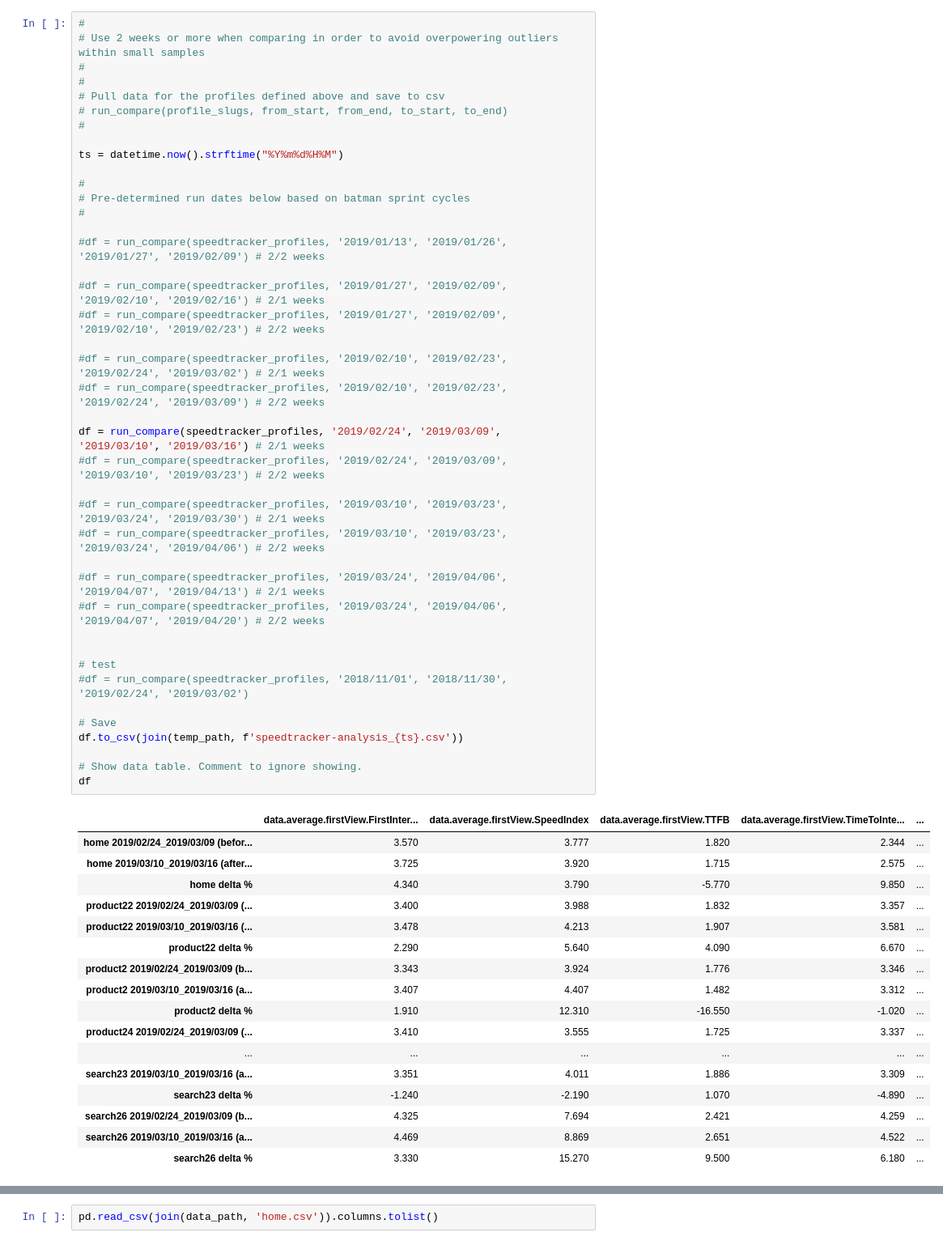
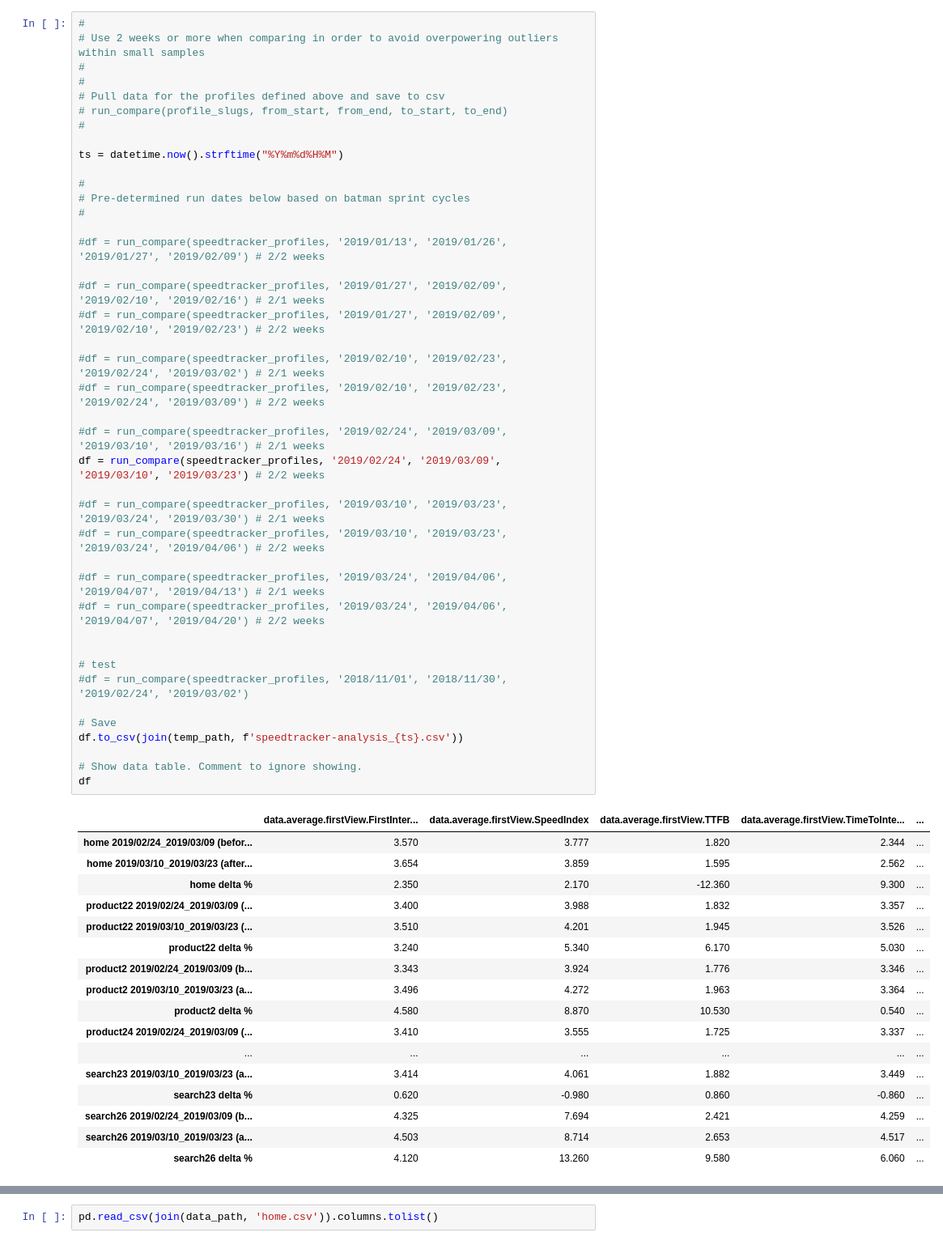
Before and after one commit to andresvidal/speedtracker-jet, a Jupyter notebook: Speedtracker.ipynb, the cells around one changed output, grey strips where cells are left out. Shown at 81% size. Saved outputs shown, nothing was run; the diff lists cells and outputs as text.

```diff
--- a/Speedtracker.ipynb
+++ b/Speedtracker.ipynb
@@ -314,50 +314,50 @@ ts = datetime.now().strftime("%Y%m%d%H%M")
 # Pre-determined run dates below based on batman sprint cycles
 #
 
 #df = run_compare(speedtracker_profiles, '2019/01/13', '2019/01/26', '2019/01/27', '2019/02/09') # 2/2 weeks
 
 #df = run_compare(speedtracker_profiles, '2019/01/27', '2019/02/09', '2019/02/10', '2019/02/16') # 2/1 weeks
 #df = run_compare(speedtracker_profiles, '2019/01/27', '2019/02/09', '2019/02/10', '2019/02/23') # 2/2 weeks
 
 #df = run_compare(speedtracker_profiles, '2019/02/10', '2019/02/23', '2019/02/24', '2019/03/02') # 2/1 weeks
 #df = run_compare(speedtracker_profiles, '2019/02/10', '2019/02/23', '2019/02/24', '2019/03/09') # 2/2 weeks
 
-df = run_compare(speedtracker_profiles, '2019/02/24', '2019/03/09', '2019/03/10', '2019/03/16') # 2/1 weeks
-#df = run_compare(speedtracker_profiles, '2019/02/24', '2019/03/09', '2019/03/10', '2019/03/23') # 2/2 weeks
+#df = run_compare(speedtracker_profiles, '2019/02/24', '2019/03/09', '2019/03/10', '2019/03/16') # 2/1 weeks
+df = run_compare(speedtracker_profiles, '2019/02/24', '2019/03/09', '2019/03/10', '2019/03/23') # 2/2 weeks
 
 #df = run_compare(speedtracker_profiles, '2019/03/10', '2019/03/23', '2019/03/24', '2019/03/30') # 2/1 weeks
 #df = run_compare(speedtracker_profiles, '2019/03/10', '2019/03/23', '2019/03/24', '2019/04/06') # 2/2 weeks
 
 #df = run_compare(speedtracker_profiles, '2019/03/24', '2019/04/06', '2019/04/07', '2019/04/13') # 2/1 weeks
 #df = run_compare(speedtracker_profiles, '2019/03/24', '2019/04/06', '2019/04/07', '2019/04/20') # 2/2 weeks
 
 
 # test
 #df = run_compare(speedtracker_profiles, '2018/11/01', '2018/11/30', '2019/02/24', '2019/03/02')
 
 # Save
 df.to_csv(join(temp_path, f'speedtracker-analysis_{ts}.csv'))
 
 # Show data table. Comment to ignore showing.
 df
 # %% [output]
 |  | data.average.firstView.FirstInter... | data.average.firstView.SpeedIndex | data.average.firstView.TTFB | data.average.firstView.TimeToInte... | ... |
 | home 2019/02/24_2019/03/09 (befor... | 3.570 | 3.777 | 1.820 | 2.344 | ... |
-| home 2019/03/10_2019/03/16 (after... | 3.725 | 3.920 | 1.715 | 2.575 | ... |
-| home delta % | 4.340 | 3.790 | -5.770 | 9.850 | ... |
+| home 2019/03/10_2019/03/23 (after... | 3.654 | 3.859 | 1.595 | 2.562 | ... |
+| home delta % | 2.350 | 2.170 | -12.360 | 9.300 | ... |
 | product22 2019/02/24_2019/03/09 (... | 3.400 | 3.988 | 1.832 | 3.357 | ... |
-| product22 2019/03/10_2019/03/16 (... | 3.478 | 4.213 | 1.907 | 3.581 | ... |
-| product22 delta % | 2.290 | 5.640 | 4.090 | 6.670 | ... |
+| product22 2019/03/10_2019/03/23 (... | 3.510 | 4.201 | 1.945 | 3.526 | ... |
+| product22 delta % | 3.240 | 5.340 | 6.170 | 5.030 | ... |
 | product2 2019/02/24_2019/03/09 (b... | 3.343 | 3.924 | 1.776 | 3.346 | ... |
-| product2 2019/03/10_2019/03/16 (a... | 3.407 | 4.407 | 1.482 | 3.312 | ... |
-| product2 delta % | 1.910 | 12.310 | -16.550 | -1.020 | ... |
+| product2 2019/03/10_2019/03/23 (a... | 3.496 | 4.272 | 1.963 | 3.364 | ... |
+| product2 delta % | 4.580 | 8.870 | 10.530 | 0.540 | ... |
 | product24 2019/02/24_2019/03/09 (... | 3.410 | 3.555 | 1.725 | 3.337 | ... |
 | ... | ... | ... | ... | ... | ... |
-| search23 2019/03/10_2019/03/16 (a... | 3.351 | 4.011 | 1.886 | 3.309 | ... |
-| search23 delta % | -1.240 | -2.190 | 1.070 | -4.890 | ... |
+| search23 2019/03/10_2019/03/23 (a... | 3.414 | 4.061 | 1.882 | 3.449 | ... |
+| search23 delta % | 0.620 | -0.980 | 0.860 | -0.860 | ... |
 | search26 2019/02/24_2019/03/09 (b... | 4.325 | 7.694 | 2.421 | 4.259 | ... |
-| search26 2019/03/10_2019/03/16 (a... | 4.469 | 8.869 | 2.651 | 4.522 | ... |
-| search26 delta % | 3.330 | 15.270 | 9.500 | 6.180 | ... |
+| search26 2019/03/10_2019/03/23 (a... | 4.503 | 8.714 | 2.653 | 4.517 | ... |
+| search26 delta % | 4.120 | 13.260 | 9.580 | 6.060 | ... |
 # %%
 #
 # Run to calculate and save Percentage Changes for profiles defined above
```
Also changed, not shown: parts of 3 cells of this notebook, 31 other files.
